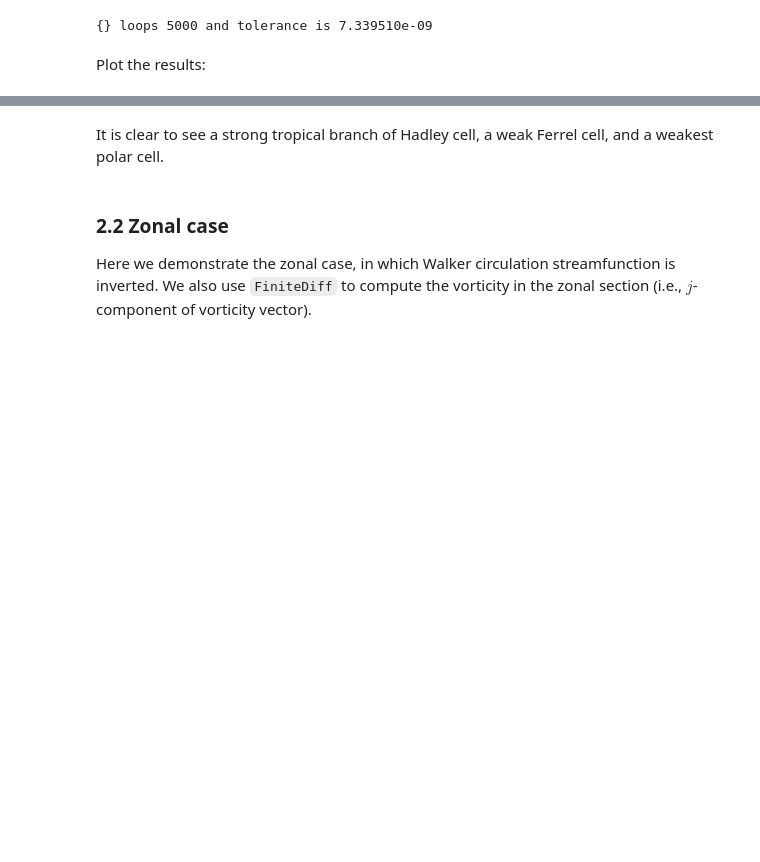
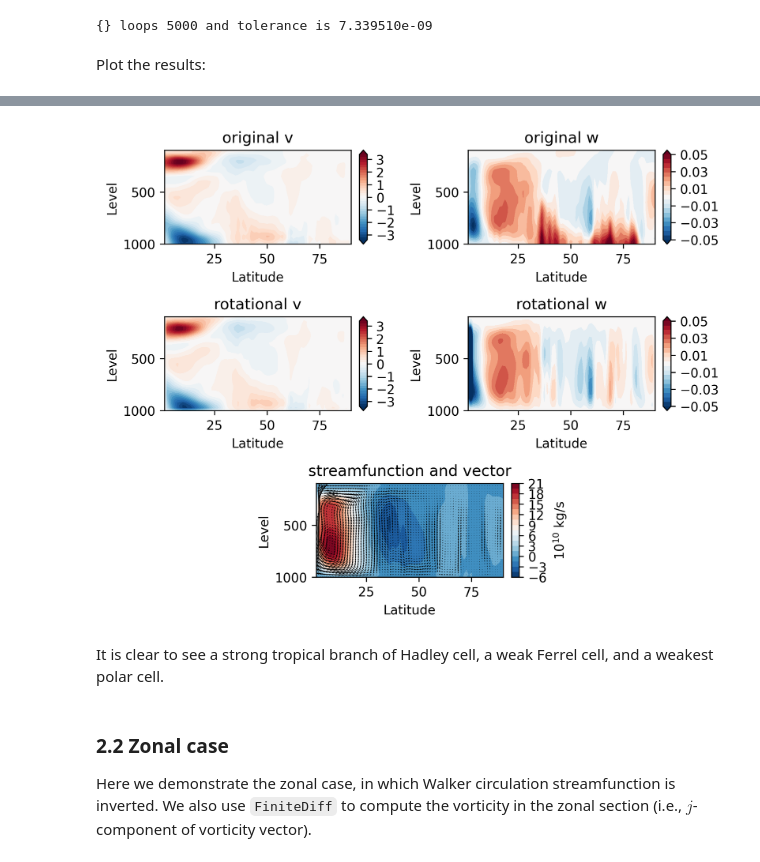
Before and after one commit to miniufo/xinvert, a Jupyter notebook: docs/source/notebooks/02_Poisson_equation_vertical.ipynb, the cells around one changed output, grey strips where cells are left out. Saved outputs shown, nothing was run; the diff lists cells and outputs as text; code cells hidden in the pictures; blank space fills up the shorter version.

```diff
--- a/docs/source/notebooks/02_Poisson_equation_vertical.ipynb
+++ b/docs/source/notebooks/02_Poisson_equation_vertical.ipynb
@@ -100,3 +49,61 @@ axes.format(abc='(a)', xlim=[0, 90])
+# %%
+import matplotlib.pyplot as plt
+import numpy as np
+
+Re = 6371200
+g = 9.80665
+level = ds.LEV / 100
+lat = ds.lat
+const = 2 * np.pi * Re * np.cos(lat * np.pi / 180) / g
+
+fig = plt.figure(figsize=(7, 5.6), dpi = 300)
+gs = fig.add_gridspec(3, 4)
+
+ax0 = fig.add_subplot(gs[0, 0:2])
+m0 = ax0.contourf(lat, level, v, levels=np.linspace(-3.4, 3.4, 34), extend='both', cmap='RdBu_r')
+cb0 = fig.colorbar(m0, ax=ax0, label='', ticks=np.arange(-3, 4, 1), fraction=0.05, pad=0.04, aspect=12)
+ax0.set_title('original v')
+ax0.set_xlabel('Latitude')
+ax0.set_ylabel('Level')
+ax0.invert_yaxis()
+
+ax1 = fig.add_subplot(gs[0, 2:4])
+m1 = ax1.contourf(lat, level, w, levels=np.linspace(-0.05, 0.05, 20), extend='both', cmap='RdBu_r')
+cb1 = fig.colorbar(m1, ax=ax1, label='', ticks=np.arange(-0.05, 0.06, 0.02), fraction=0.05, pad=0.04, aspect=12)
+ax1.set_title('original w')
+ax1.set_xlabel('Latitude')
+ax1.set_ylabel('Level')
+ax1.invert_yaxis()
+
+ax2 = fig.add_subplot(gs[1, 0:2])
+m2 = ax2.contourf(lat, level, vs, levels=np.linspace(-3.4, 3.4, 34), extend='both', cmap='RdBu_r')
+cb2 = fig.colorbar(m2, ax=ax2, label='', ticks=np.arange(-3, 4, 1), fraction=0.05, pad=0.04, aspect=12)
+ax2.set_title('rotational v')
+ax2.set_xlabel('Latitude')
+ax2.set_ylabel('Level')
+ax2.invert_yaxis()
+
+ax3 = fig.add_subplot(gs[1, 2:4])
+m3 = ax3.contourf(lat, level, ws, levels=np.linspace(-0.05, 0.05, 20), extend='both', cmap='RdBu_r')
+cb3 = fig.colorbar(m3, ax=ax3, label='', ticks=np.arange(-0.05, 0.06, 0.02), fraction=0.05, pad=0.04, aspect=12)
+ax3.set_title('rotational w')
+ax3.set_xlabel('Latitude')
+ax3.set_ylabel('Level')
+ax3.invert_yaxis()
+
+ax4 = fig.add_subplot(gs[2, 1:3])
+m4 = ax4.contourf(lat, level, (sf * -const) / 1e10, levels=21, cmap='RdBu_r')
+cb4 = fig.colorbar(m4, ax=ax4, label='$10^{10}$ kg/s', fraction=0.05, pad=0.04, aspect=12)
+ax4.quiver(lat, level, vs, ws * -50, scale=50)
+ax4.set_title('streamfunction and vector')
+ax4.set_xlabel('Latitude')
+ax4.set_ylabel('Level')
+ax4.invert_yaxis()
+
+plt.tight_layout()
+plt.show()
+# %% [output]
+[figure, added]
 # %% [markdown]
 It is clear to see a strong tropical branch of Hadley cell, a weak Ferrel cell, and a weakest polar cell.
 # %% [markdown]
```
Also changed, not shown: parts of 4 cells of this notebook.
